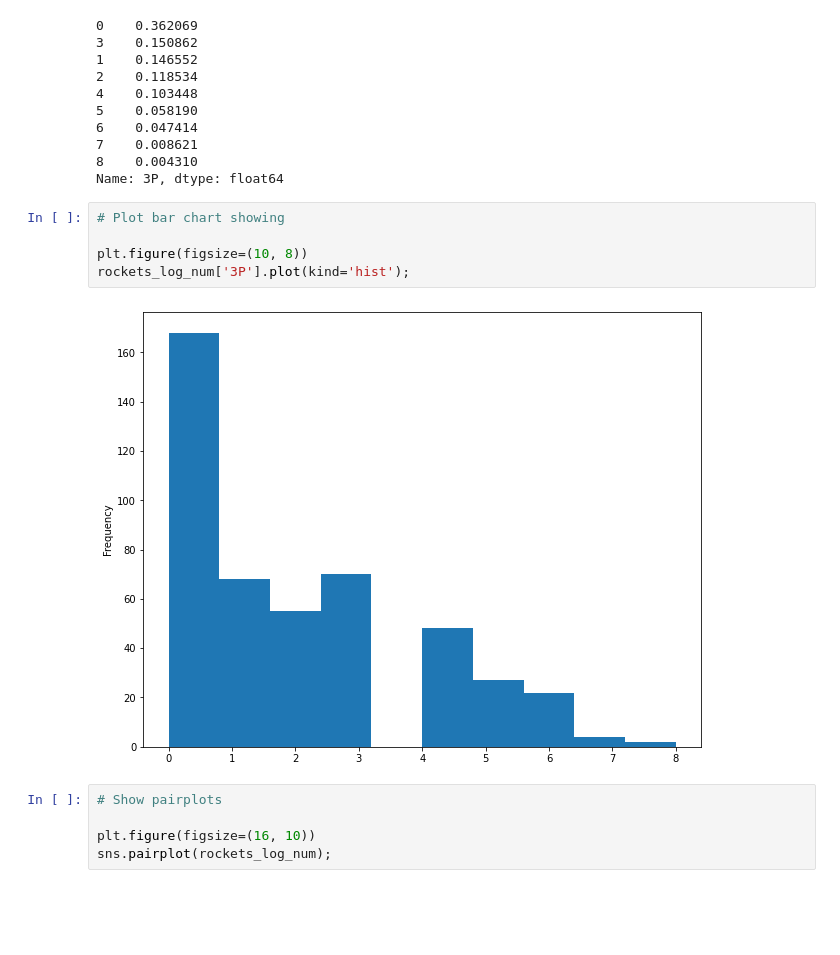
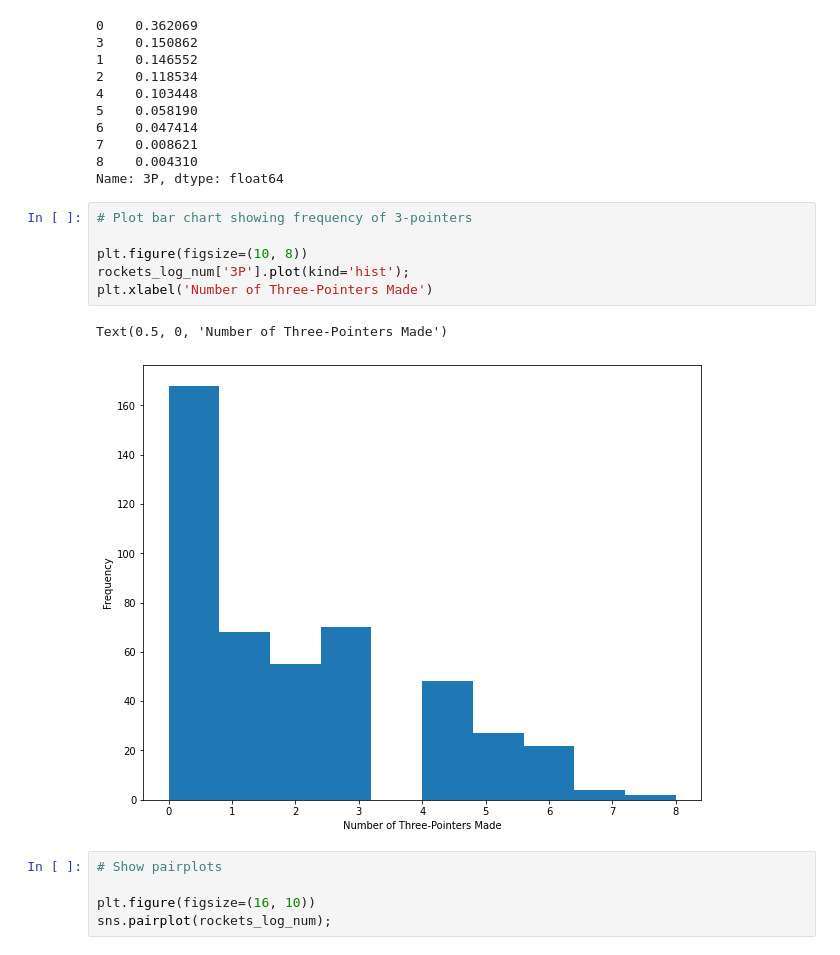
Before and after one commit to david-cq/Capstone, a Jupyter notebook: 01-Scraping_&_EDA.ipynb, the cells around one changed output. Drawn from its saved outputs; the diff is of its cells as text; blank space fills up the shorter version.

```diff
--- a/01-Scraping_&_EDA.ipynb
+++ b/01-Scraping_&_EDA.ipynb
@@ -523,12 +513,14 @@ rockets_log_num['3P'].value_counts(normalize=True)
 8    0.004310
 Name: 3P, dtype: float64
 # %%
-# Plot bar chart showing
+# Plot bar chart showing frequency of 3-pointers
 
 plt.figure(figsize=(10, 8))
 rockets_log_num['3P'].plot(kind='hist');
+plt.xlabel('Number of Three-Pointers Made')
 # %% [output]
+Text(0.5, 0, 'Number of Three-Pointers Made')
-[figure, old version]
+[figure, new version]
 # %%
 # Show pairplots
 
```
Also changed, not shown: parts of 63 cells of this notebook, 6 other files.
